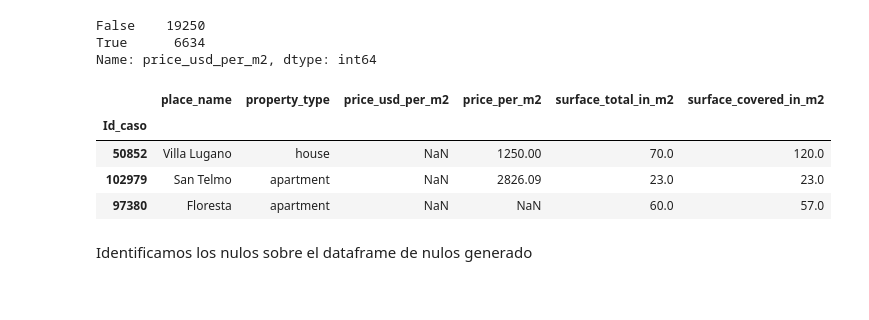
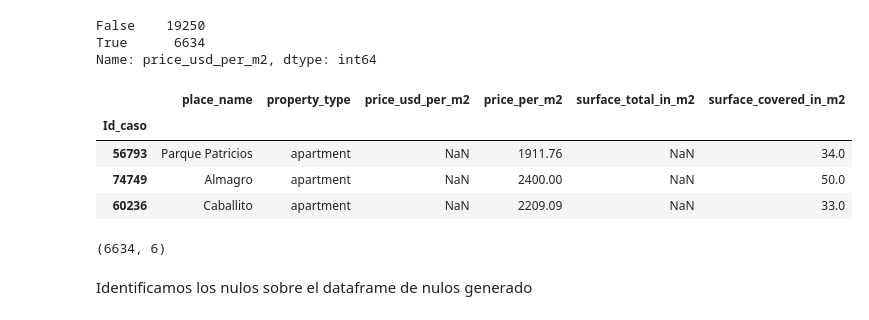
Before and after one commit to mauriciomem/DH_DS_desafio_2_properati, a Jupyter notebook: final.ipynb, the cells around one changed output. Drawn from its saved outputs; the diff is of its cells as text; code cells hidden in the pictures.

```diff
--- a/final.ipynb
+++ b/final.ipynb
@@ -1165,15 +1207,17 @@ price_per_m2_null = data.price_per_m2.isnull()
 # %%
 #nulos = price_usd_per_m2_null | surface_total_in_m2_null | surface_covered_in_m2_null | price_per_m2_null
 nulos = price_usd_per_m2_null | surface_total_in_m2_null
 
 
 dfimp = data.loc[nulos, ['Id_caso', 'place_name', 'property_type', 'price_usd_per_m2','price_per_m2','surface_total_in_m2','surface_covered_in_m2']]
 dfimp.set_index("Id_caso", inplace = True)
 
-dfimp.sample(3)
+display(dfimp.sample(3))
+display(dfimp.shape)
 # %% [output]
 |  | place_name | property_type | price_usd_per_m2 | price_per_m2 | surface_total_in_m2 | surface_covered_in_m2 |
 | Id_caso |  |  |  |  |  |  |
-| 50852 | Villa Lugano | house | NaN | 1250.00 | 70.0 | 120.0 |
-| 102979 | San Telmo | apartment | NaN | 2826.09 | 23.0 | 23.0 |
-| 97380 | Floresta | apartment | NaN | NaN | 60.0 | 57.0 |
+| 56793 | Parque Patricios | apartment | NaN | 1911.76 | NaN | 34.0 |
+| 74749 | Almagro | apartment | NaN | 2400.00 | NaN | 50.0 |
+| 60236 | Caballito | apartment | NaN | 2209.09 | NaN | 33.0 |
+(6634, 6)
```
Also changed, not shown: parts of 63 cells of this notebook.
